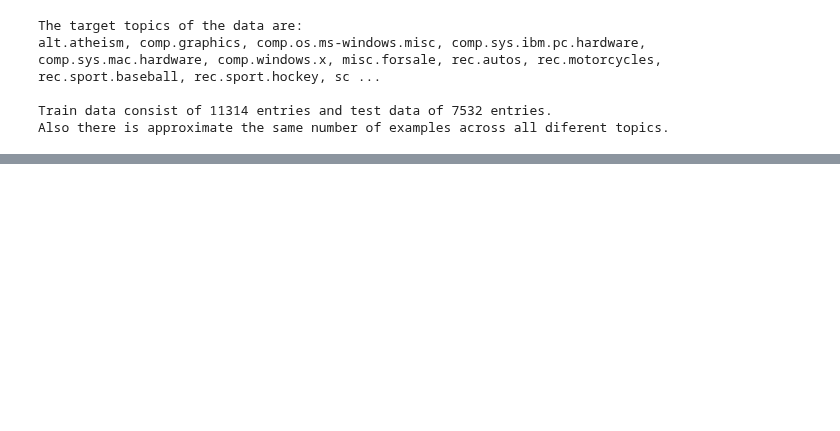
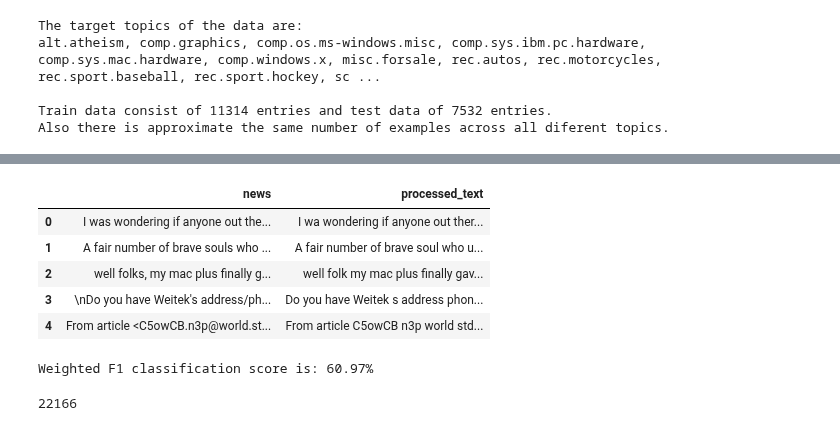
Before and after one commit to foukonana/MSc_MachineLearning_Asgmts, a Jupyter notebook: Assignments/Asgmt5_BayesianLearning/asgmt5_afoudouli.ipynb, the cells around one changed output, grey strips where cells are left out. Cells and saved outputs as stored; diff of their text form; code cells hidden in the pictures; blank space fills up the shorter version.

```diff
--- a/Assignments/Asgmt5_BayesianLearning/asgmt5_afoudouli.ipynb
+++ b/Assignments/Asgmt5_BayesianLearning/asgmt5_afoudouli.ipynb
@@ -52,0 +112,18 @@ classification_report(X_test.target, predictions, target_names=X_test.target_nam
+# %%
+X_train_text = pd.DataFrame(X_train.data)
+X_train_text.columns=['news']
+
+tokenizer = RegexpTokenizer(r'\w+')
+X_train_text['processed_text'] = X_train_text['news'].map(lambda x: tokenizer.tokenize(x))
+
+lemmatizer = WordNetLemmatizer()
+X_train_text['processed_text'] = X_train_text['processed_text'].map(lambda x: ' '.join([lemmatizer.lemmatize(word) for word in x]))
+# %%
+X_train_text.head()
+# %% [output]
+|  | news | processed_text |
+| 0 | I was wondering if anyone out the... | I wa wondering if anyone out ther... |
+| 1 | A fair number of brave souls who ... | A fair number of brave soul who u... |
+| 2 | well folks, my mac plus finally g... | well folk my mac plus finally gav... |
+| 3 | \nDo you have Weitek's address/ph... | Do you have Weitek s address phon... |
+| 4 | From article <C5owCB.n3p@world.st... | From article C5owCB n3p world std... |
@@ -52,0 +136,18 @@ classification_report(X_test.target, predictions, target_names=X_test.target_nam
+# %%
+text_clf = Pipeline([('tfidf_vectorizer', TfidfVectorizer()),
+                     ('clf', MultinomialNB())
+                    ])
+
+# fit the model
+text_clf.fit(X_train_text['processed_text'], X_train.target)
+
+# make predictions
+predictions = text_clf.predict(X_test_text['processed_text'])
+
+print(f"Weighted F1 classification score is: {round(f1_score(X_test.target, predictions, average='weighted')*100, 2)}%")
+# %% [output]
+Weighted F1 classification score is: 60.97%
+# %%
+2269298-2247132
+# %% [output]
+22166
```
Also changed, not shown: parts of 15 cells of this notebook.
